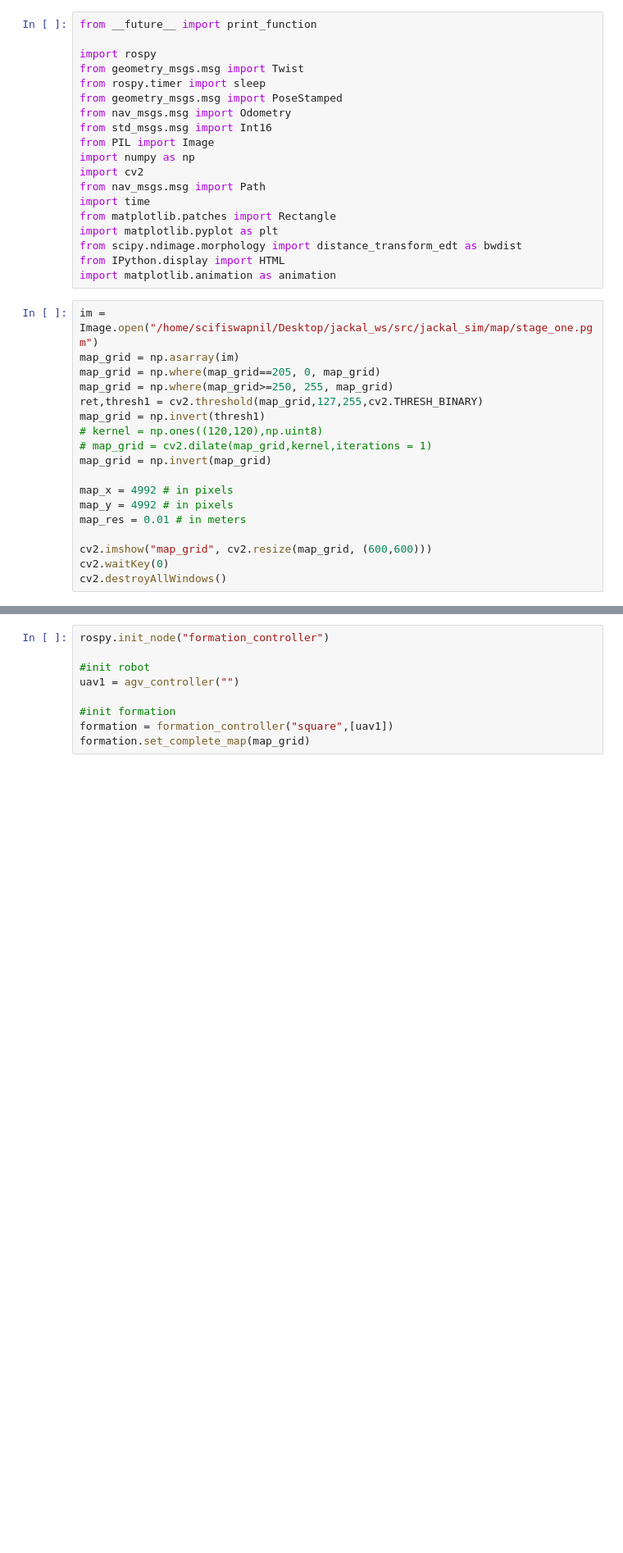
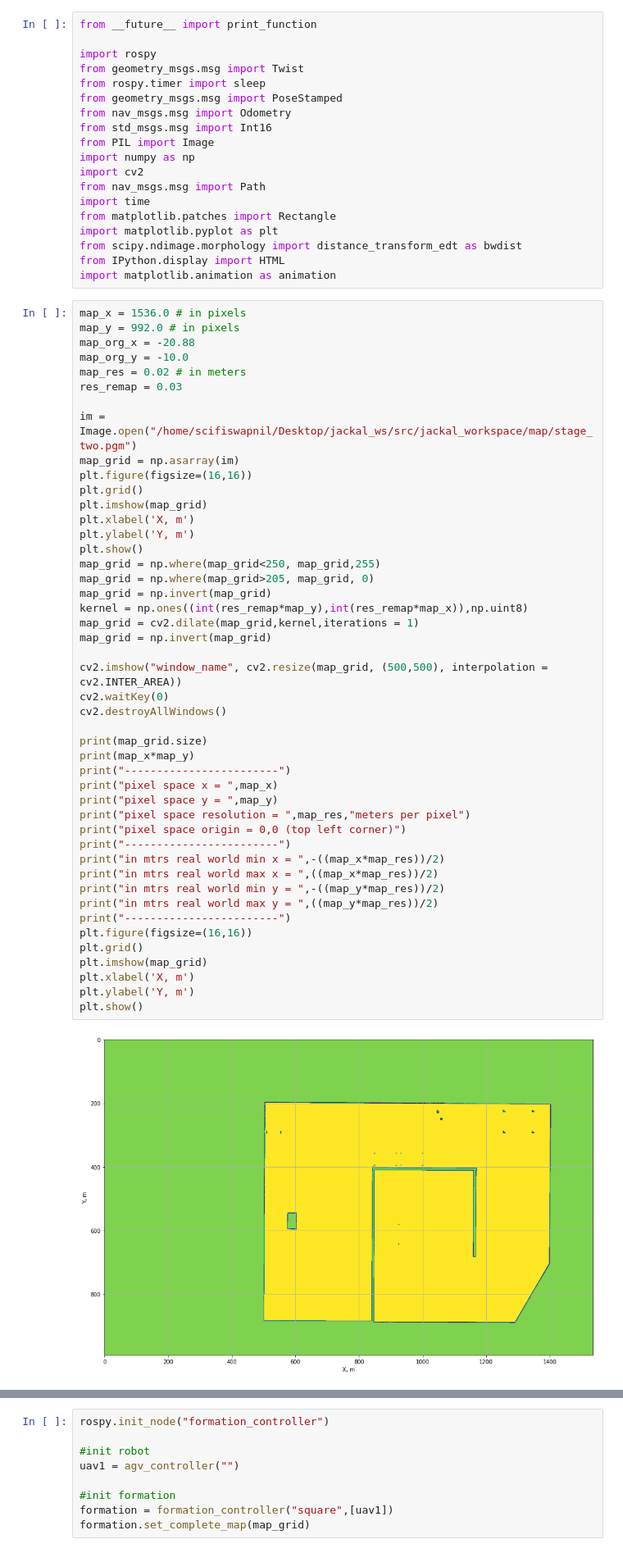
Before and after one commit to scifiswapnil/decentralized-payload-transport, a Jupyter notebook: src/jackal_workspace/scripts/control.ipynb, the cells around one changed output, grey strips where cells are left out. Shown: that part at 82% size. Saved outputs shown, nothing was run; the diff lists cells and outputs as text; blank space fills up the shorter version.

```diff
--- a/src/jackal_workspace/scripts/control.ipynb
+++ b/src/jackal_workspace/scripts/control.ipynb
@@ -18,20 +18,50 @@ from scipy.ndimage.morphology import distance_transform_edt as bwdist
 from IPython.display import HTML
 import matplotlib.animation as animation
 # %%
-im = Image.open("/home/scifiswapnil/Desktop/jackal_ws/src/jackal_sim/map/stage_one.pgm")
+map_x = 1536.0 # in pixels
+map_y = 992.0 # in pixels
+map_org_x = -20.88
+map_org_y = -10.0
+map_res = 0.02 # in meters
+res_remap = 0.03
+
+im = Image.open("/home/scifiswapnil/Desktop/jackal_ws/src/jackal_workspace/map/stage_two.pgm")
 map_grid = np.asarray(im)
-map_grid = np.where(map_grid==205, 0, map_grid)
-map_grid = np.where(map_grid>=250, 255, map_grid)
-ret,thresh1 = cv2.threshold(map_grid,127,255,cv2.THRESH_BINARY)
-map_grid = np.invert(thresh1)
-# kernel = np.ones((120,120),np.uint8)
-# map_grid = cv2.dilate(map_grid,kernel,iterations = 1)
+plt.figure(figsize=(16,16))
+plt.grid()
+plt.imshow(map_grid)
+plt.xlabel('X, m')
+plt.ylabel('Y, m')
+plt.show()
+map_grid = np.where(map_grid<250, map_grid,255)
+map_grid = np.where(map_grid>205, map_grid, 0)
+map_grid = np.invert(map_grid)
+kernel = np.ones((int(res_remap*map_y),int(res_remap*map_x)),np.uint8)
+map_grid = cv2.dilate(map_grid,kernel,iterations = 1)
 map_grid = np.invert(map_grid)
 
-map_x = 4992 # in pixels
-map_y = 4992 # in pixels
-map_res = 0.01 # in meters
-
-cv2.imshow("map_grid", cv2.resize(map_grid, (600,600)))
+cv2.imshow("window_name", cv2.resize(map_grid, (500,500), interpolation = cv2.INTER_AREA))
 cv2.waitKey(0)
 cv2.destroyAllWindows()
+
+print(map_grid.size)
+print(map_x*map_y)
+print("------------------------")
+print("pixel space x = ",map_x)
+print("pixel space y = ",map_y)
+print("pixel space resolution = ",map_res,"meters per pixel")
+print("pixel space origin = 0,0 (top left corner)")
+print("------------------------")
+print("in mtrs real world min x = ",-((map_x*map_res))/2)
+print("in mtrs real world max x = ",((map_x*map_res))/2)
+print("in mtrs real world min y = ",-((map_y*map_res))/2)
+print("in mtrs real world max y = ",((map_y*map_res))/2)
+print("------------------------")
+plt.figure(figsize=(16,16))
+plt.grid()
+plt.imshow(map_grid)
+plt.xlabel('X, m')
+plt.ylabel('Y, m')
+plt.show()
+# %% [output]
+[figure, added]
```
Also changed, not shown: parts of 2 cells of this notebook, 6 other files.
